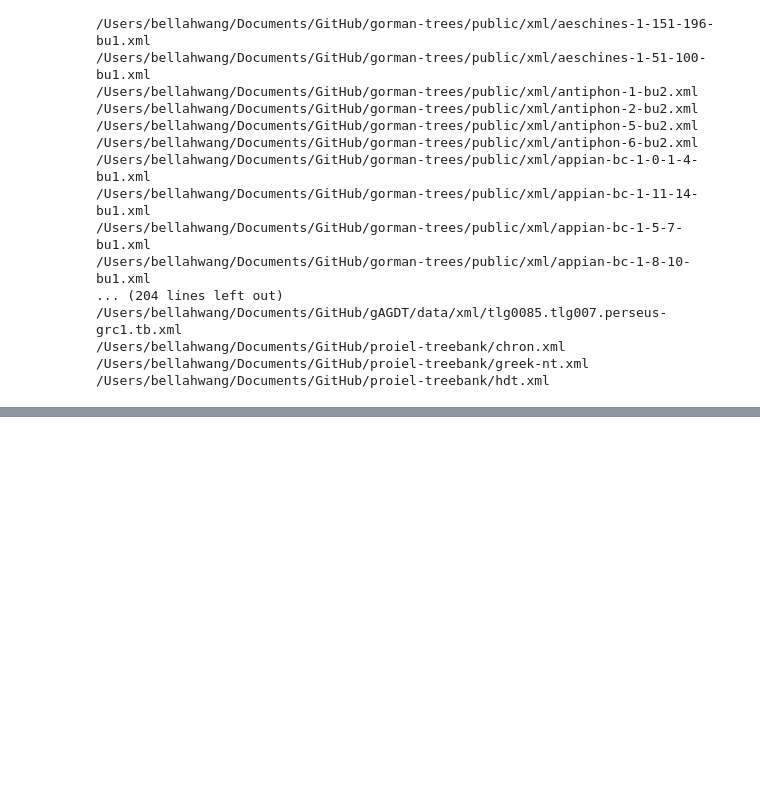
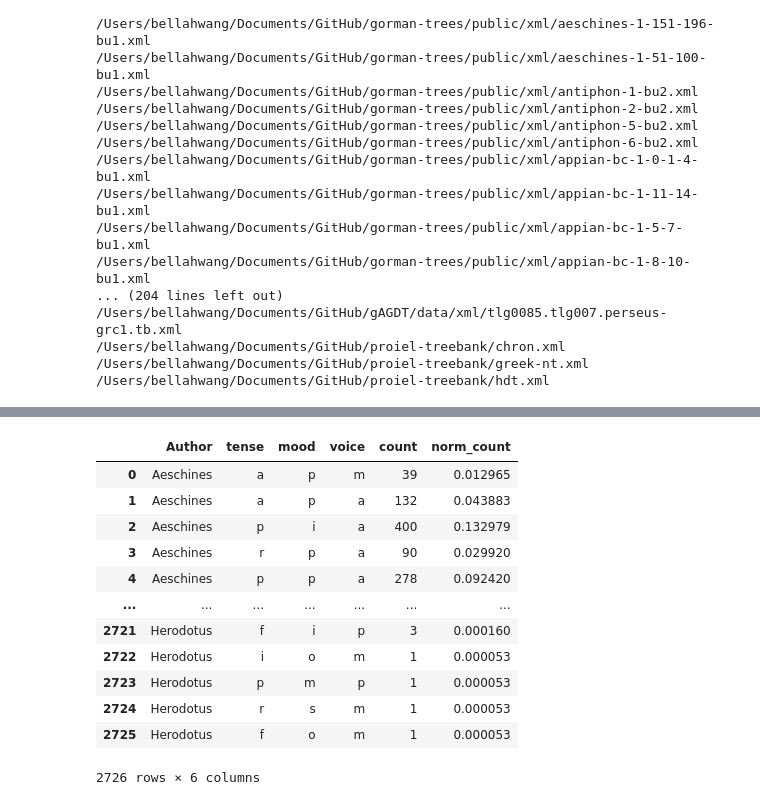
Before and after one commit to bellahwang/treebankstats, a Jupyter notebook: UpdatedStats.ipynb, the cells around one changed output, grey strips where cells are left out. Drawn from its saved outputs; the diff is of its cells as text; code cells hidden in the pictures; blank space fills up the shorter version.

```diff
--- a/UpdatedStats.ipynb
+++ b/UpdatedStats.ipynb
@@ -815,3 +851,23 @@ master_alldf
 # %%
 FILENAME = os.path.join(BELPATH, 'allauthors.csv')
 master_alldf.to_csv(FILENAME)
+# %%
+#verbFormCt = master_alldf.groupby(["Author", "Tense", "Mood", "Voice"], sort=False)["Tense", "Mood", "Voice"].size().reset_index(name='count')
+
+verbFormCt = master_alldf.groupby(["Author", "tense", "mood", "voice"], sort=False).size().reset_index(name='count')
+verbFormCt['norm_count'] = verbFormCt['count'] / verbFormCt.groupby("Author")['count'].transform('sum')
+verbFormCt
+# %% [output]
+|  | Author | tense | mood | voice | count | norm_count |
+| 0 | Aeschines | a | p | m | 39 | 0.012965 |
+| 1 | Aeschines | a | p | a | 132 | 0.043883 |
+| 2 | Aeschines | p | i | a | 400 | 0.132979 |
+| 3 | Aeschines | r | p | a | 90 | 0.029920 |
+| 4 | Aeschines | p | p | a | 278 | 0.092420 |
+| ... | ... | ... | ... | ... | ... | ... |
+| 2721 | Herodotus | f | i | p | 3 | 0.000160 |
+| 2722 | Herodotus | i | o | m | 1 | 0.000053 |
+| 2723 | Herodotus | p | m | p | 1 | 0.000053 |
+| 2724 | Herodotus | r | s | m | 1 | 0.000053 |
+| 2725 | Herodotus | f | o | m | 1 | 0.000053 |
+2726 rows × 6 columns
```
Also changed, not shown: parts of 9 cells of this notebook, 1 other file.
